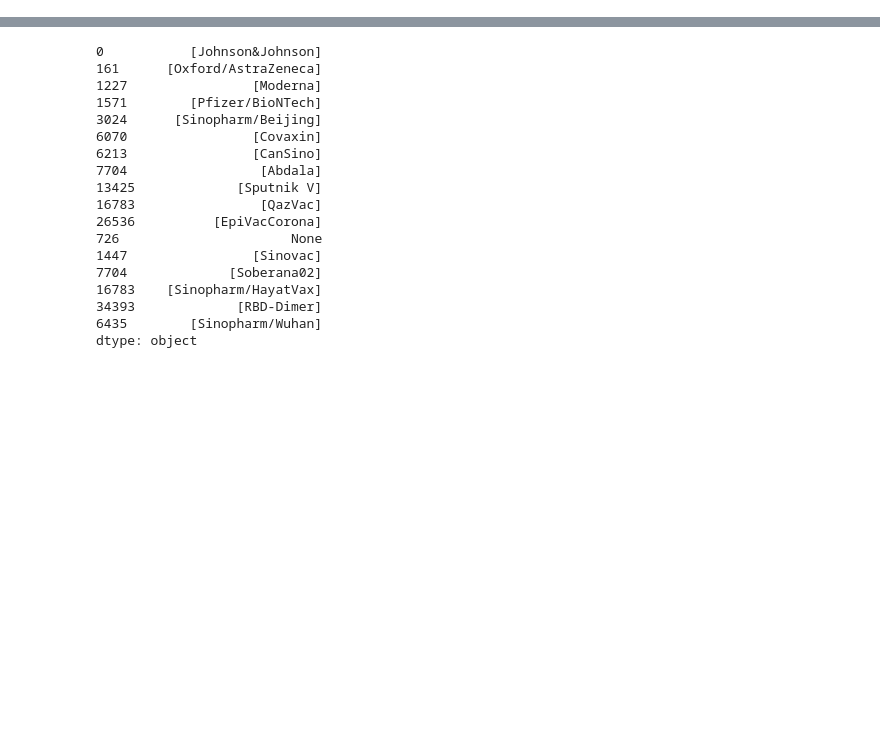
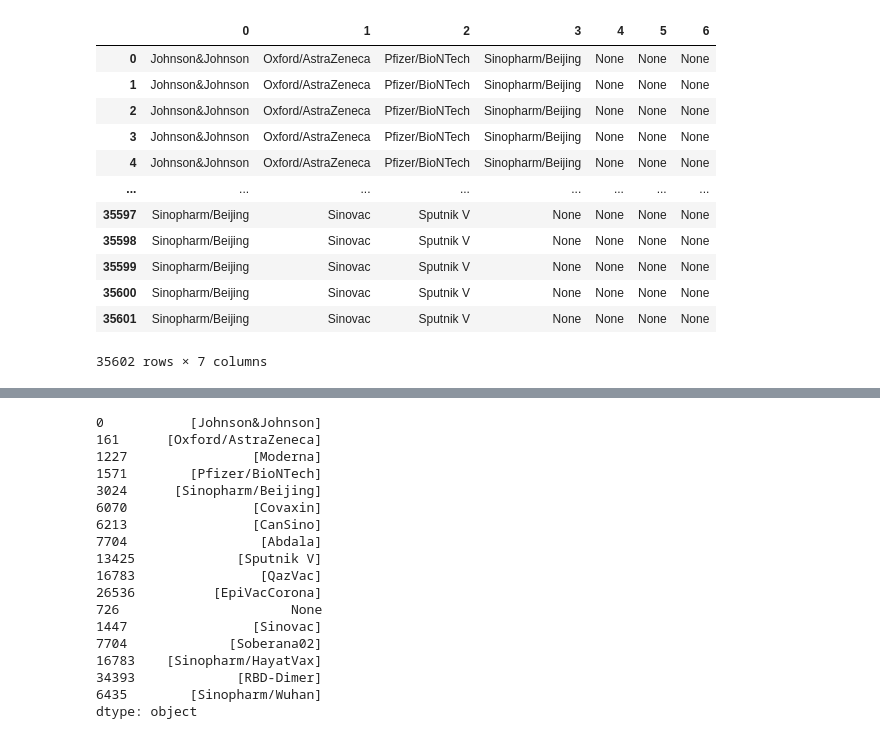
Before and after one commit to JennyWade/python_programmering, a Jupyter notebook: Inlämning/Pandas.ipynb, the cells around one changed output, grey strips where cells are left out. Cells and saved outputs as stored; diff of their text form; code cells hidden in the pictures; blank space fills up the shorter version.

```diff
--- a/Inlämning/Pandas.ipynb
+++ b/Inlämning/Pandas.ipynb
@@ -14,10 +29,18 @@ covid_vaccinations_copy = covid_vaccinations
 # %%
 #Splitting the vaccines left me with 7 columns but the vaccines were repeated within the columns, so I split the columns again
 vaccine_list = covid_vaccinations["vaccines"].str.split(", ", expand=True)
-vl0 = vaccine_list[0].str.split(",")
-vl1 = vaccine_list[1].str.split(",")
-vl2 = vaccine_list[2].str.split(",")
-vl3 = vaccine_list[3].str.split(",")
-vl4 = vaccine_list[4].str.split(",")
-vl5 = vaccine_list[5].str.split(",")
-vl6 = vaccine_list[6].str.split(",")
+vaccine_list
+# %% [output]
+|  | 0 | 1 | 2 | 3 | 4 | 5 | 6 |
+| 0 | Johnson&Johnson | Oxford/AstraZeneca | Pfizer/BioNTech | Sinopharm/Beijing | None | None | None |
+| 1 | Johnson&Johnson | Oxford/AstraZeneca | Pfizer/BioNTech | Sinopharm/Beijing | None | None | None |
+| 2 | Johnson&Johnson | Oxford/AstraZeneca | Pfizer/BioNTech | Sinopharm/Beijing | None | None | None |
+| 3 | Johnson&Johnson | Oxford/AstraZeneca | Pfizer/BioNTech | Sinopharm/Beijing | None | None | None |
+| 4 | Johnson&Johnson | Oxford/AstraZeneca | Pfizer/BioNTech | Sinopharm/Beijing | None | None | None |
+| ... | ... | ... | ... | ... | ... | ... | ... |
+| 35597 | Sinopharm/Beijing | Sinovac | Sputnik V | None | None | None | None |
+| 35598 | Sinopharm/Beijing | Sinovac | Sputnik V | None | None | None | None |
+| 35599 | Sinopharm/Beijing | Sinovac | Sputnik V | None | None | None | None |
+| 35600 | Sinopharm/Beijing | Sinovac | Sputnik V | None | None | None | None |
+| 35601 | Sinopharm/Beijing | Sinovac | Sputnik V | None | None | None | None |
+35602 rows × 7 columns
```
Also changed, not shown: parts of 3 cells of this notebook, 9 other files.
